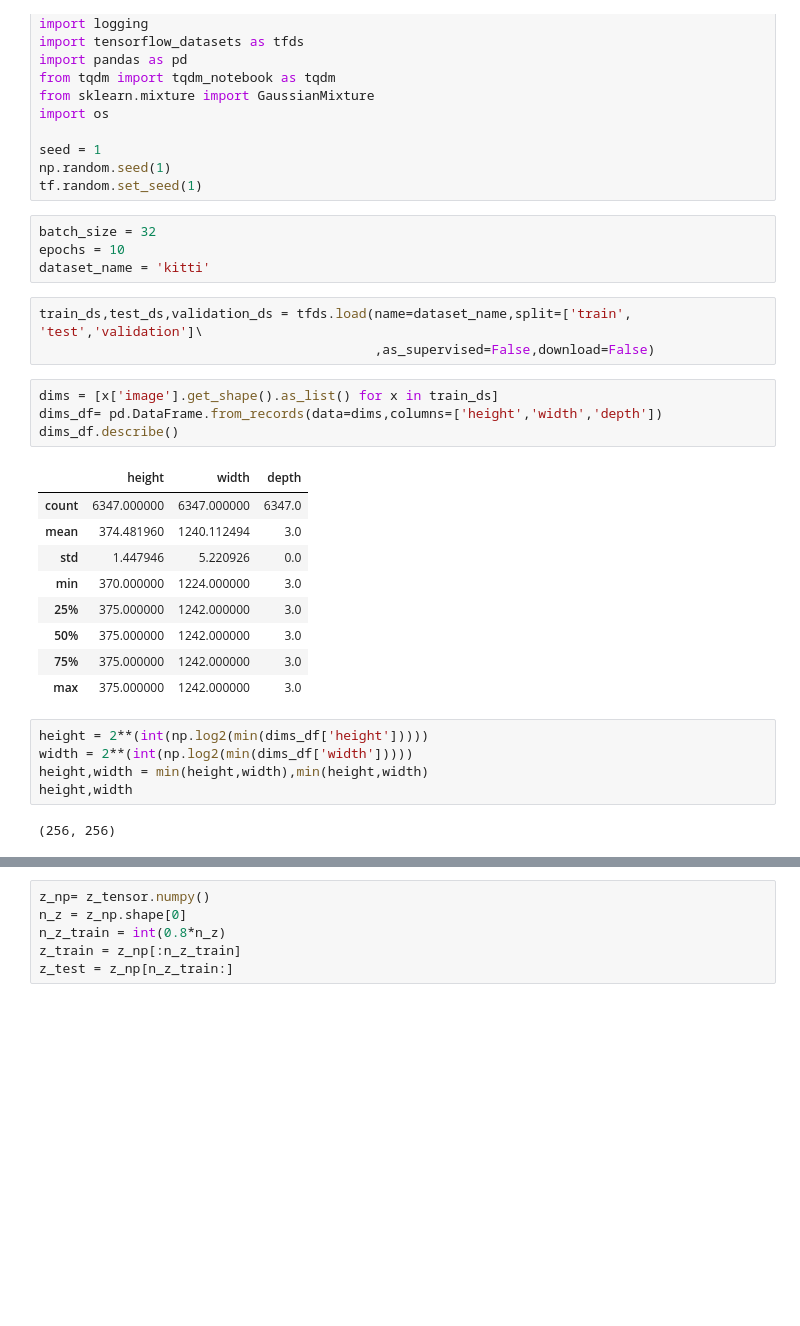
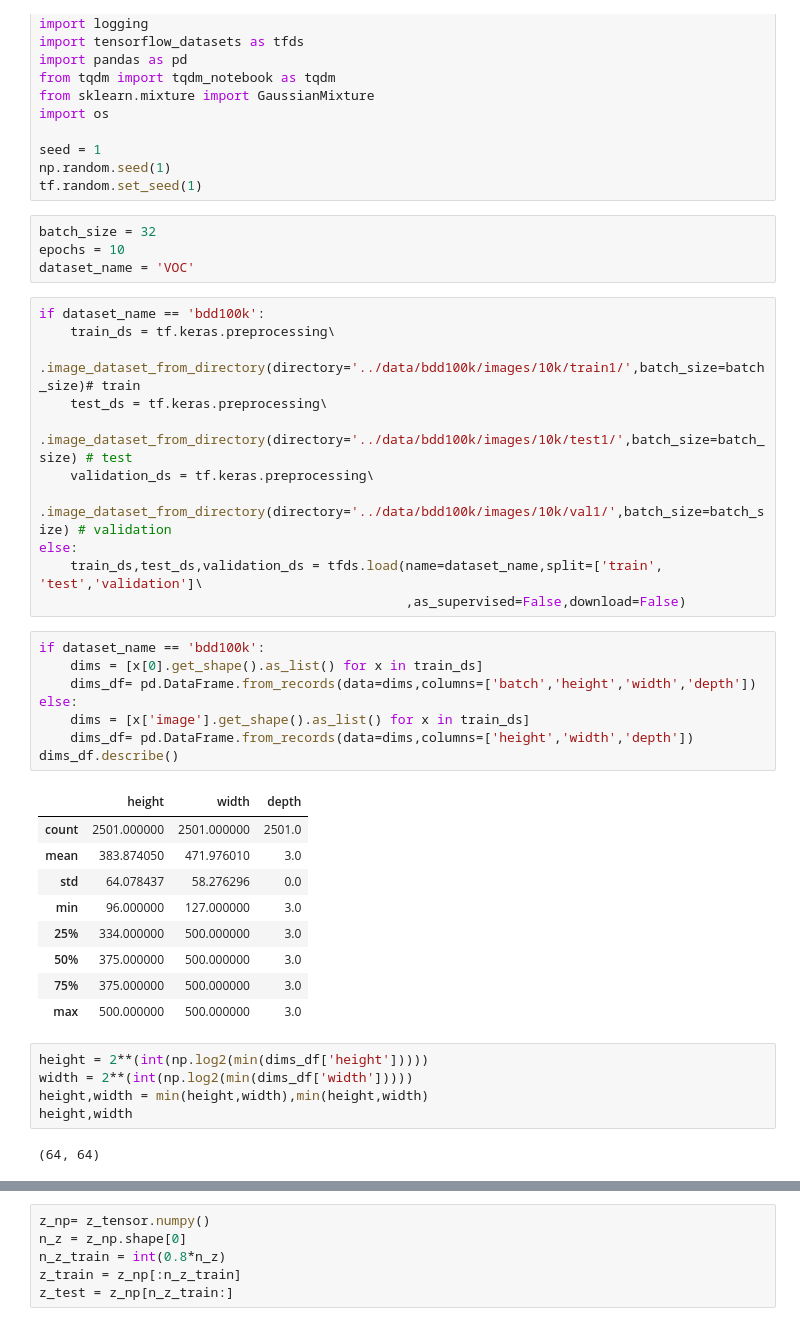
Before and after one commit to mbaddar1/wias_uq_rl, a Jupyter notebook: vae/nb/CAE_Z_Posterior_Boostrapping_Standard_Tensorflow_Images_datasets_v0.1.ipynb, the cells around one changed output, grey strips where cells are left out. Cells and saved outputs as stored; diff of their text form; blank space fills up the shorter version.

```diff
--- a/vae/nb/CAE_Z_Posterior_Boostrapping_Standard_Tensorflow_Images_datasets_v0.1.ipynb
+++ b/vae/nb/CAE_Z_Posterior_Boostrapping_Standard_Tensorflow_Images_datasets_v0.1.ipynb
@@ -32,29 +32,41 @@ tf.random.set_seed(1)
 # %%
 batch_size = 32
 epochs = 10
-dataset_name = 'kitti'
+dataset_name = 'VOC'
 # %%
-train_ds,test_ds,validation_ds = tfds.load(name=dataset_name,split=['train', 'test','validation']\
-                                           ,as_supervised=False,download=False)
+if dataset_name == 'bdd100k':
+    train_ds = tf.keras.preprocessing\
+        .image_dataset_from_directory(directory='../data/bdd100k/images/10k/train1/',batch_size=batch_size)# train
+    test_ds = tf.keras.preprocessing\
+        .image_dataset_from_directory(directory='../data/bdd100k/images/10k/test1/',batch_size=batch_size) # test
+    validation_ds = tf.keras.preprocessing\
+        .image_dataset_from_directory(directory='../data/bdd100k/images/10k/val1/',batch_size=batch_size) # validation
+else:
+    train_ds,test_ds,validation_ds = tfds.load(name=dataset_name,split=['train', 'test','validation']\
+                                               ,as_supervised=False,download=False)
 # %%
-dims = [x['image'].get_shape().as_list() for x in train_ds]
-dims_df= pd.DataFrame.from_records(data=dims,columns=['height','width','depth'])
+if dataset_name == 'bdd100k':
+    dims = [x[0].get_shape().as_list() for x in train_ds]
+    dims_df= pd.DataFrame.from_records(data=dims,columns=['batch','height','width','depth'])
+else:
+    dims = [x['image'].get_shape().as_list() for x in train_ds]
+    dims_df= pd.DataFrame.from_records(data=dims,columns=['height','width','depth'])
 dims_df.describe()
 # %% [output]
 |  | height | width | depth |
-| count | 6347.000000 | 6347.000000 | 6347.0 |
-| mean | 374.481960 | 1240.112494 | 3.0 |
-| std | 1.447946 | 5.220926 | 0.0 |
-| min | 370.000000 | 1224.000000 | 3.0 |
-| 25% | 375.000000 | 1242.000000 | 3.0 |
-| 50% | 375.000000 | 1242.000000 | 3.0 |
-| 75% | 375.000000 | 1242.000000 | 3.0 |
-| max | 375.000000 | 1242.000000 | 3.0 |
+| count | 2501.000000 | 2501.000000 | 2501.0 |
+| mean | 383.874050 | 471.976010 | 3.0 |
+| std | 64.078437 | 58.276296 | 0.0 |
+| min | 96.000000 | 127.000000 | 3.0 |
+| 25% | 334.000000 | 500.000000 | 3.0 |
+| 50% | 375.000000 | 500.000000 | 3.0 |
+| 75% | 375.000000 | 500.000000 | 3.0 |
+| max | 500.000000 | 500.000000 | 3.0 |
 # %%
 height = 2**(int(np.log2(min(dims_df['height']))))
 width = 2**(int(np.log2(min(dims_df['width']))))
 height,width = min(height,width),min(height,width)
 height,width
 # %% [output]
-(256, 256)
+(64, 64)
 # %%
```
Also changed, not shown: parts of 20 cells of this notebook, 3 other files.
